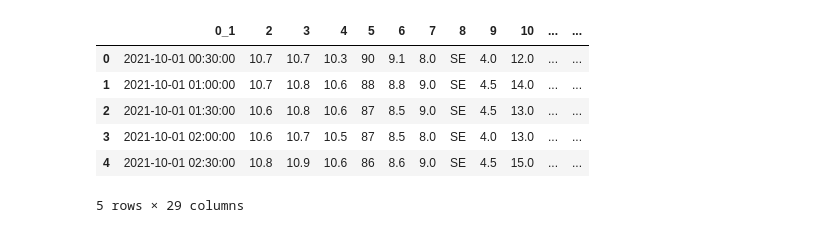
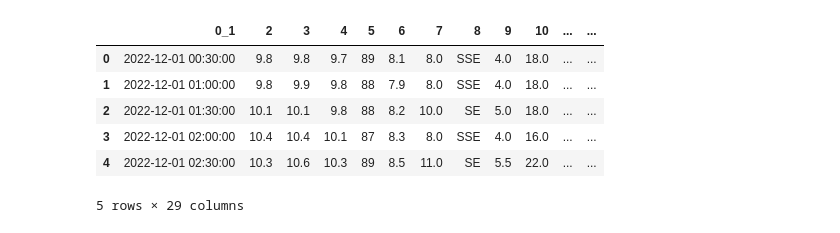
Before and after one commit to mrcrookes/weatherclub, a Jupyter notebook: wind_rose.ipynb, the cells around one changed output. Drawn from its saved outputs; the diff is of its cells as text; code cells hidden in the pictures.

```diff
--- a/wind_rose.ipynb
+++ b/wind_rose.ipynb
@@ -7,16 +7,15 @@ import numpy as np
 import seaborn as sns
 # %%
 # Import weather data from .txt file, skip first two rows
-
-df = pd.read_csv("21_10_data.txt", header=None, skiprows=2, parse_dates=[[0, 1]], dayfirst = True, sep="\t")
+df = pd.read_csv("22_12_data.txt", header = None, skiprows = 2, parse_dates = [[0, 1]], dayfirst = True, sep = "\t")
 df.head()
 # %% [output]
 |  | 0_1 | 2 | 3 | 4 | 5 | 6 | 7 | 8 | 9 | 10 | ... | ... |
-| 0 | 2021-10-01 00:30:00 | 10.7 | 10.7 | 10.3 | 90 | 9.1 | 8.0 | SE | 4.0 | 12.0 | ... | ... |
-| 1 | 2021-10-01 01:00:00 | 10.7 | 10.8 | 10.6 | 88 | 8.8 | 9.0 | SE | 4.5 | 14.0 | ... | ... |
-| 2 | 2021-10-01 01:30:00 | 10.6 | 10.8 | 10.6 | 87 | 8.5 | 9.0 | SE | 4.5 | 13.0 | ... | ... |
-| 3 | 2021-10-01 02:00:00 | 10.6 | 10.7 | 10.5 | 87 | 8.5 | 8.0 | SE | 4.0 | 13.0 | ... | ... |
-| 4 | 2021-10-01 02:30:00 | 10.8 | 10.9 | 10.6 | 86 | 8.6 | 9.0 | SE | 4.5 | 15.0 | ... | ... |
+| 0 | 2022-12-01 00:30:00 | 9.8 | 9.8 | 9.7 | 89 | 8.1 | 8.0 | SSE | 4.0 | 18.0 | ... | ... |
+| 1 | 2022-12-01 01:00:00 | 9.8 | 9.9 | 9.8 | 88 | 7.9 | 8.0 | SSE | 4.0 | 18.0 | ... | ... |
+| 2 | 2022-12-01 01:30:00 | 10.1 | 10.1 | 9.8 | 88 | 8.2 | 10.0 | SE | 5.0 | 18.0 | ... | ... |
+| 3 | 2022-12-01 02:00:00 | 10.4 | 10.4 | 10.1 | 87 | 8.3 | 8.0 | SSE | 4.0 | 16.0 | ... | ... |
+| 4 | 2022-12-01 02:30:00 | 10.3 | 10.6 | 10.3 | 89 | 8.5 | 11.0 | SE | 5.5 | 22.0 | ... | ... |
 5 rows × 29 columns
 # %%
 # Replace headers
```
Also changed, not shown: parts of 4 cells of this notebook, 2 other files.
